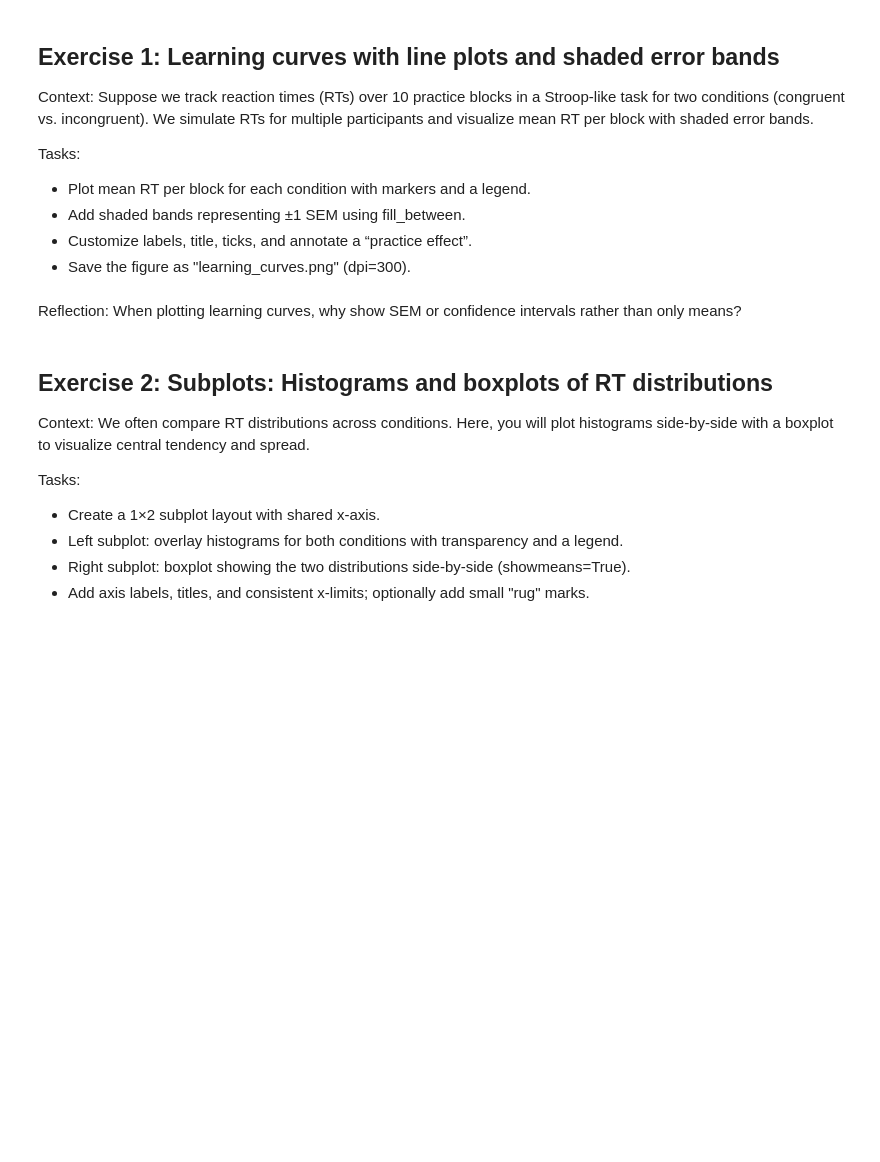
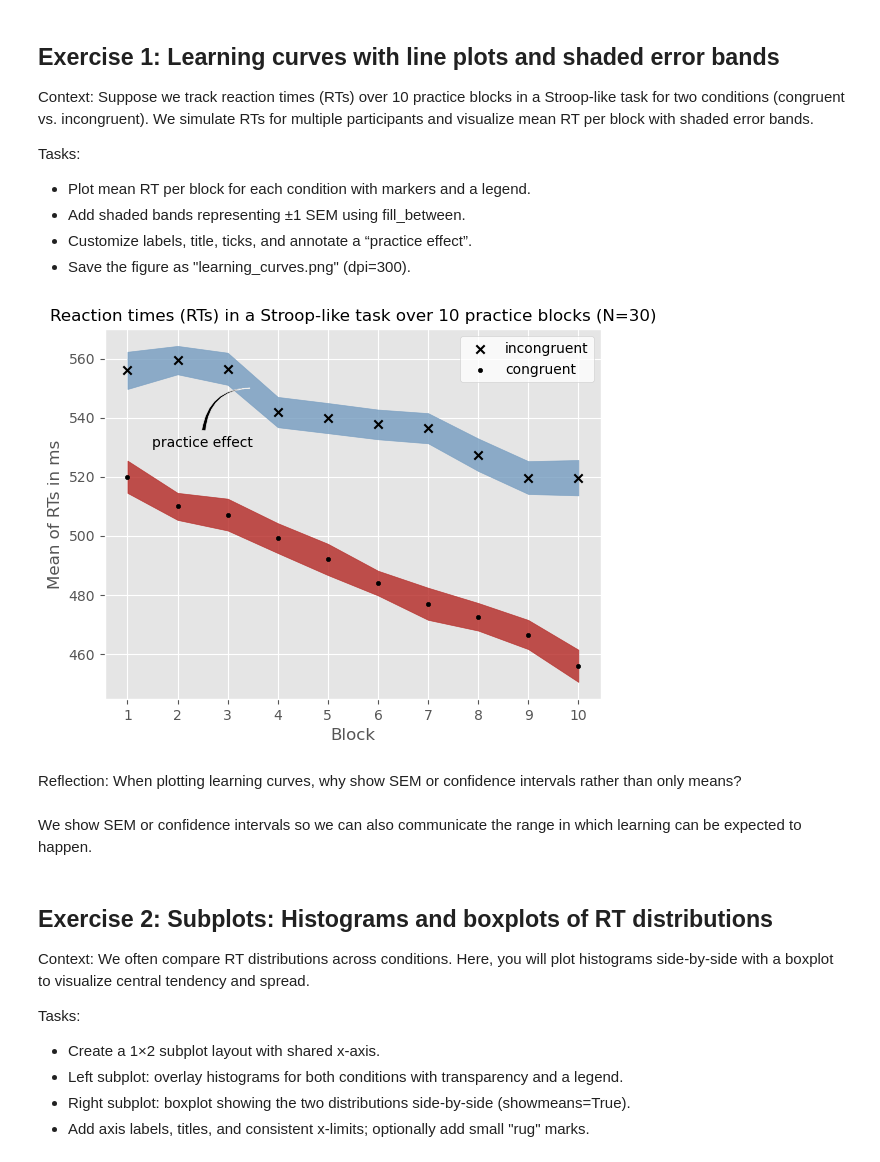
Before and after one commit to Moorboor/ScipyRepository, a Jupyter notebook: Sheet3/sheet03.ipynb, the cells around one changed output. Saved outputs shown, nothing was run; the diff lists cells and outputs as text; code cells hidden in the pictures; blank space fills up the shorter version.

```diff
--- a/Sheet3/sheet03.ipynb
+++ b/Sheet3/sheet03.ipynb
@@ -76,2 +39,70 @@ sem_incong = rts_incong.std(axis=0, ddof=1) / np.sqrt(N)
+# %%
+##### import numpy as np
+import matplotlib.pyplot as plt
+
+# Reproducibility
+rng = np.random.default_rng(42)
+
+# Optional: choose a built-in matplotlib style (no external packages required)
+plt.style.use('ggplot')
+
+# Setup: Simulate RTs (ms) for N participants across 10 blocks for two conditions.
+N = 30  # participants
+blocks = np.arange(1, 11)
+
+# Condition trends (means decrease with practice)
+mu_congruent = 520 - 7 * (blocks - 1)         # starts ~520 ms, decreases
+mu_incongruent = 560 - 5 * (blocks - 1)       # starts ~560 ms, decreases more slowly
+
+# Between-participant variability and trial noise
+between_sd = 25
+trial_sd = 20
+
+# Simulate participant-by-block matrices
+base_cong = rng.normal(0, between_sd, size=(N, 1))
+base_incong = rng.normal(0, between_sd, size=(N, 1))
+
+rts_cong = mu_congruent + base_cong + rng.normal(0, trial_sd, size=(N, len(blocks)))
+rts_incong = mu_incongruent + base_incong + rng.normal(0, trial_sd, size=(N, len(blocks)))
+
+# Compute per-block means and SEMs
+mean_cong = rts_cong.mean(axis=0)
+mean_incong = rts_incong.mean(axis=0)
+sem_cong = rts_cong.std(axis=0, ddof=1) / np.sqrt(N)
+sem_incong = rts_incong.std(axis=0, ddof=1) / np.sqrt(N)
+
+# YOUR CODE HERE
+# - Create a figure and axis.
+fig, ax = plt.subplots()
+
+# - Add shaded SEM bands via fill_between.
+sem_cong_upper = mean_cong + sem_cong
+sem_cong_lower = mean_cong - sem_cong
+sem_incong_upper = mean_incong + sem_incong
+sem_incong_lower = mean_incong - sem_incong
+plt.fill_between(blocks, sem_cong_lower, sem_cong_upper, color='#b42723', alpha=0.8)
+plt.fill_between(blocks, sem_incong_lower, sem_incong_upper, color='#759cc0', alpha=0.8)
+
+# - Plot mean_cong and mean_incong vs blocks with markers. -> plotted after fill to increase visibility of the scatter markers
+ax.scatter(blocks, mean_incong, marker='x', color='black', label='incongruent')
+ax.scatter(blocks, mean_cong, marker='.', color='black', label='congruent')
+
+# - Customize labels, title, xticks = blocks, legend.
+ax.set_ylabel("Mean of RTs in ms")
+ax.set_xlabel("Block")
+ax.set_title("Reaction times (RTs) in a Stroop-like task over 10 practice blocks (N=30)", fontsize=12)
+ax.xaxis.set(ticks=range(1, 11), ticklabels=range(1, 11))
+ax.legend(facecolor='white')
+
+# - Add an arrow annotation highlighting "practice effect" early blocks.
+plt.annotate('practice effect', xy=(3.5, 550), xytext=(1.5, 530),
+            arrowprops=dict(arrowstyle='wedge', connectionstyle="angle3", facecolor="black"))
+
+# - Save as "learning_curves.png" with dpi=300.
+fig.savefig('learning_curves.png', dpi=300)
+
+plt.show()
+# %% [output]
+[figure, added]
 # %% [markdown]
 Reflection: When plotting learning curves, why show SEM or confidence intervals rather than only means?
@@ -80,3 +109,5 @@ Reflection: When plotting learning curves, why show SEM or confidence intervals
+# %% [markdown]
+We show SEM or confidence intervals so we can also communicate the range in which learning can be expected to happen.
 # %% [markdown]
 ## Exercise 2: Subplots: Histograms and boxplots of RT distributions
 
```
Also changed, not shown: parts of 7 cells of this notebook.
